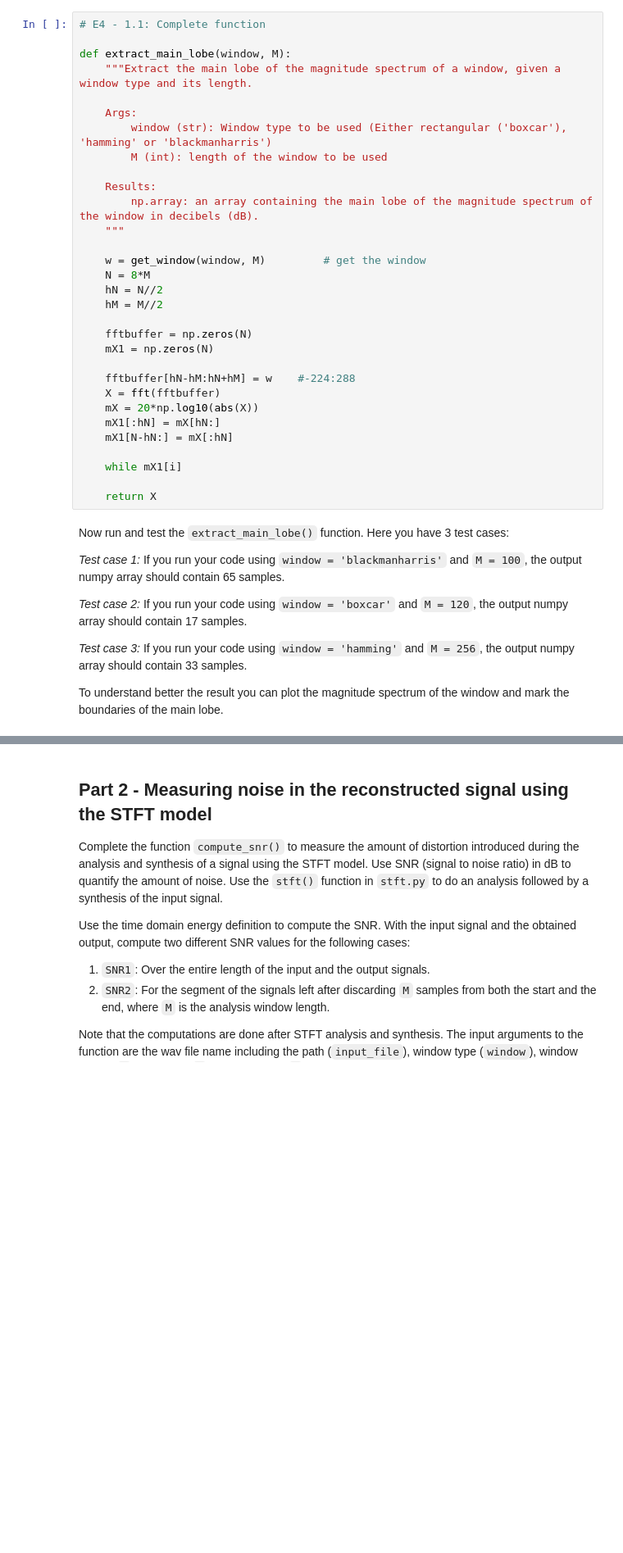
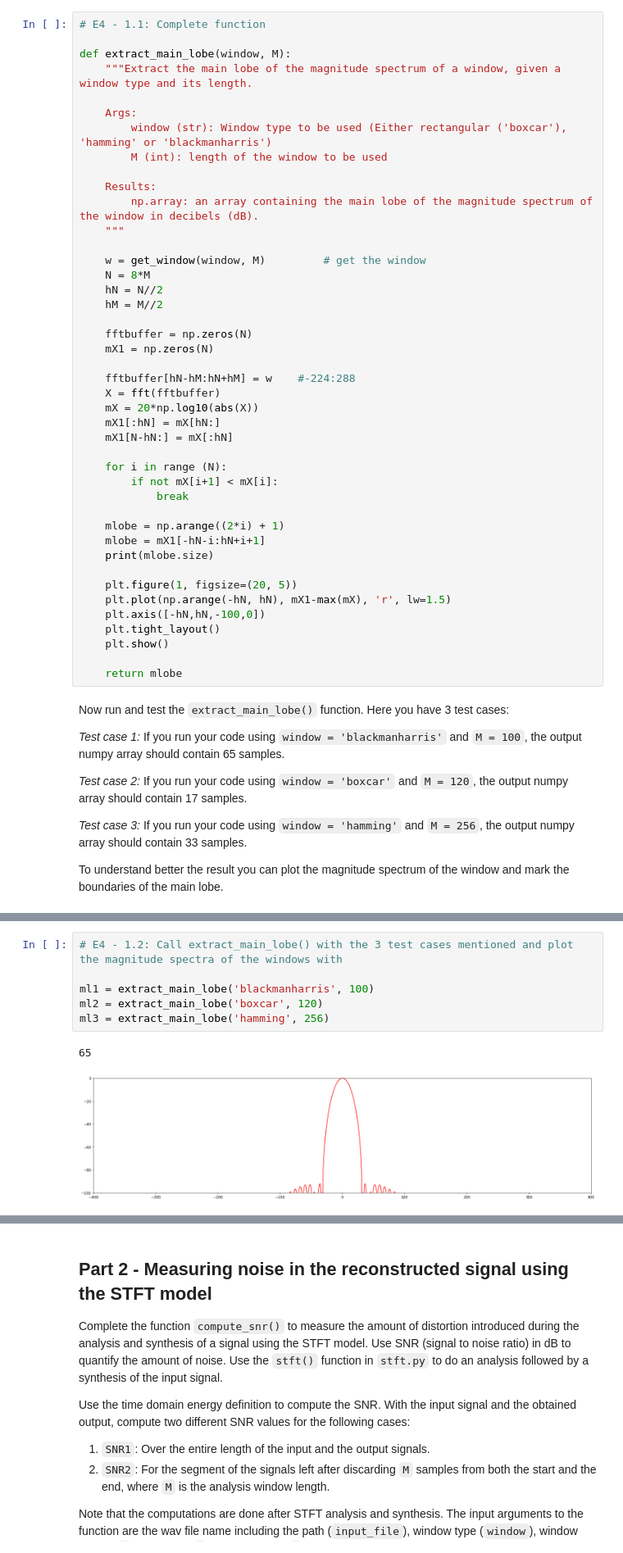
Before and after one commit to mariocastella/sms-tools, a Jupyter notebook: workspace/E4-STFT.ipynb, the cells around one changed output, grey strips where cells are left out. Shown: that part at 82% size. Drawn from its saved outputs; the diff is of its cells as text; blank space fills up the shorter version.

```diff
--- a/workspace/E4-STFT.ipynb
+++ b/workspace/E4-STFT.ipynb
@@ -122,9 +122,21 @@ def extract_main_lobe(window, M):
     mX1[:hN] = mX[hN:]
     mX1[N-hN:] = mX[:hN]
 
-    while mX1[i]
+    for i in range (N):
+        if not mX[i+1] < mX[i]:
+            break
 
-    return X
+    mlobe = np.arange((2*i) + 1)
+    mlobe = mX1[-hN-i:hN+i+1]
+    print(mlobe.size)
+
+    plt.figure(1, figsize=(20, 5))
+    plt.plot(np.arange(-hN, hN), mX1-max(mX), 'r', lw=1.5)
+    plt.axis([-hN,hN,-100,0])
+    plt.tight_layout()
+    plt.show()
+
+    return mlobe
 # %% [markdown]
 Now run and test the `extract_main_lobe()` function. Here you have 3 test cases:
 
@@ -189,0 +153,9 @@ ValueError: x and y must have same first dimension, but have shapes (800,) and (
+# %%
+# E4 - 1.2: Call extract_main_lobe() with the 3 test cases mentioned and plot the magnitude spectra of the windows with
+
+ml1 = extract_main_lobe('blackmanharris', 100)
+ml2 = extract_main_lobe('boxcar', 120)
+ml3 = extract_main_lobe('hamming', 256)
+# %% [output]
+65
+[figure, added]
```
Also changed, not shown: parts of 2 cells of this notebook.
